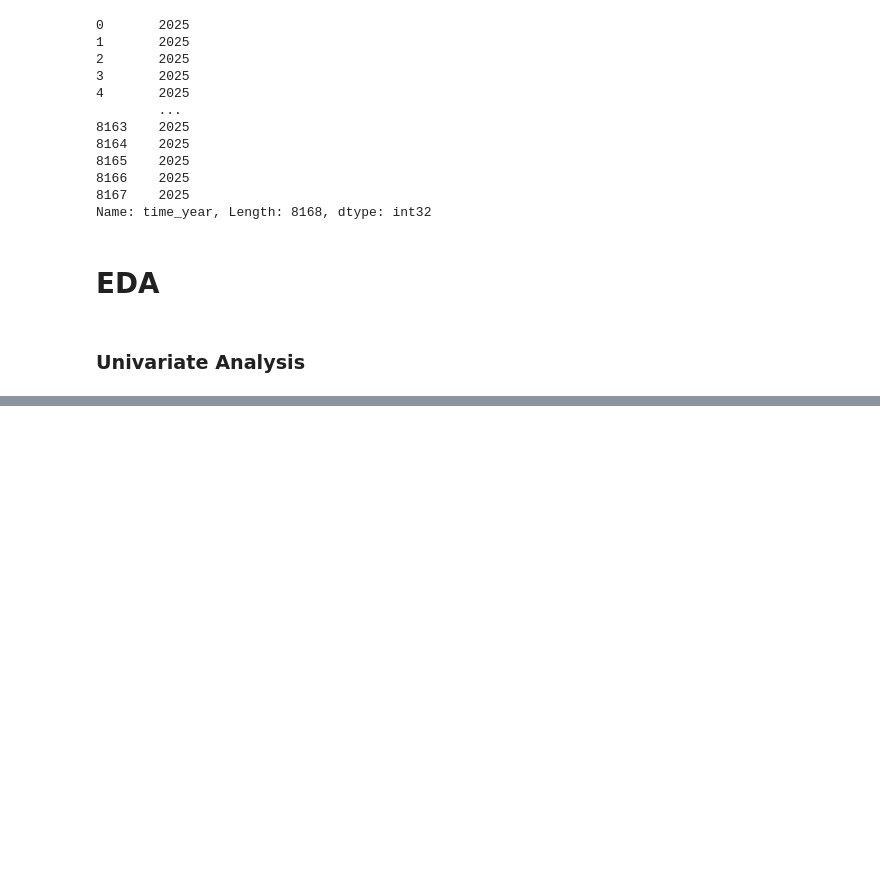
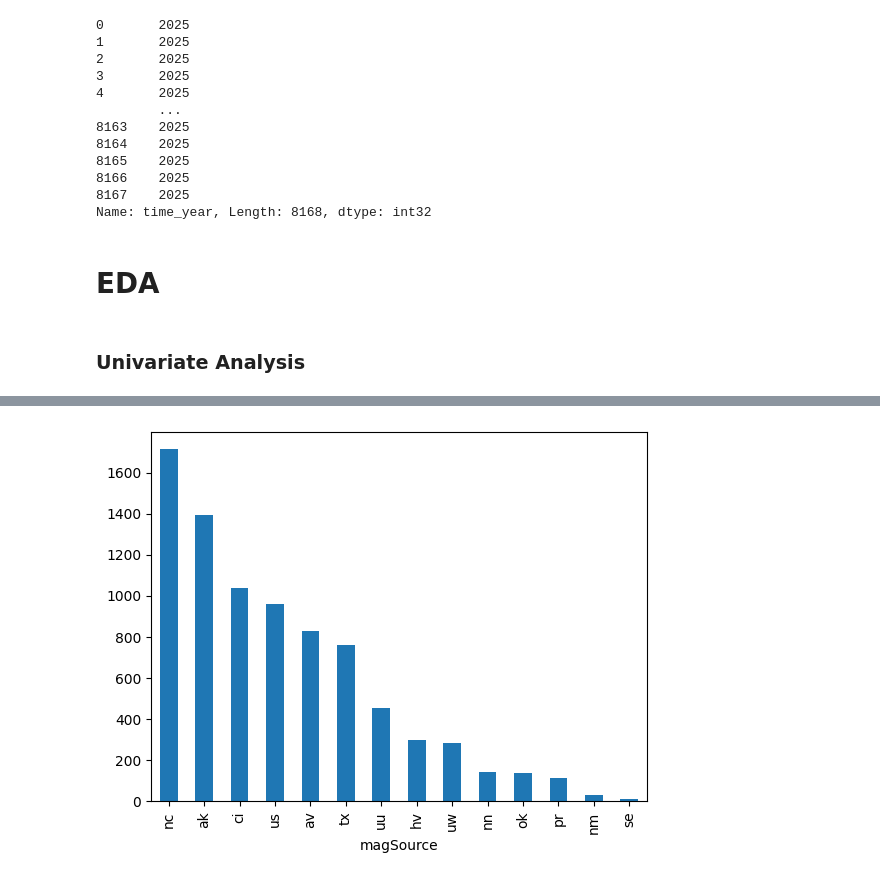
Before and after one commit to ymukesh012/DBSCAN_Implementation_Earthquake_Dataset, a Jupyter notebook: earthquake.ipynb, the cells around one changed output, grey strips where cells are left out. Cells and saved outputs as stored; diff of their text form; code cells hidden in the pictures; blank space fills up the shorter version.

```diff
--- a/earthquake.ipynb
+++ b/earthquake.ipynb
@@ -343,0 +258,5 @@ for col in categorical:
+# %%
+df['magSource'].value_counts().plot(kind='bar')
+plt.show()
+# %% [output]
+[figure, added]
```
Also changed, not shown: parts of 33 cells of this notebook, 8 other files.
